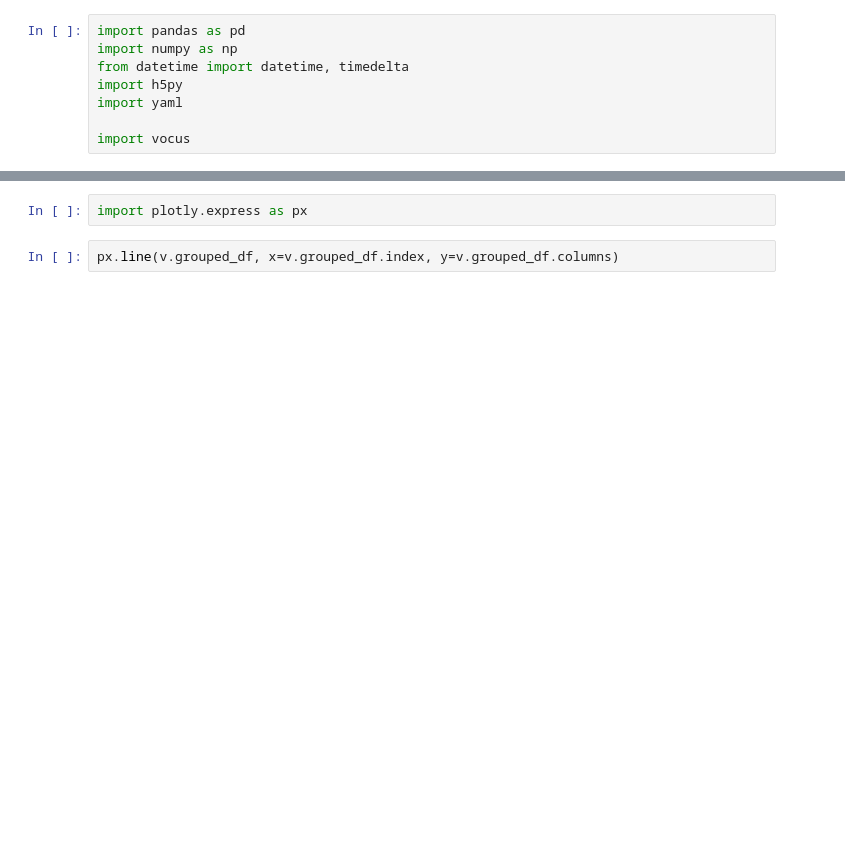
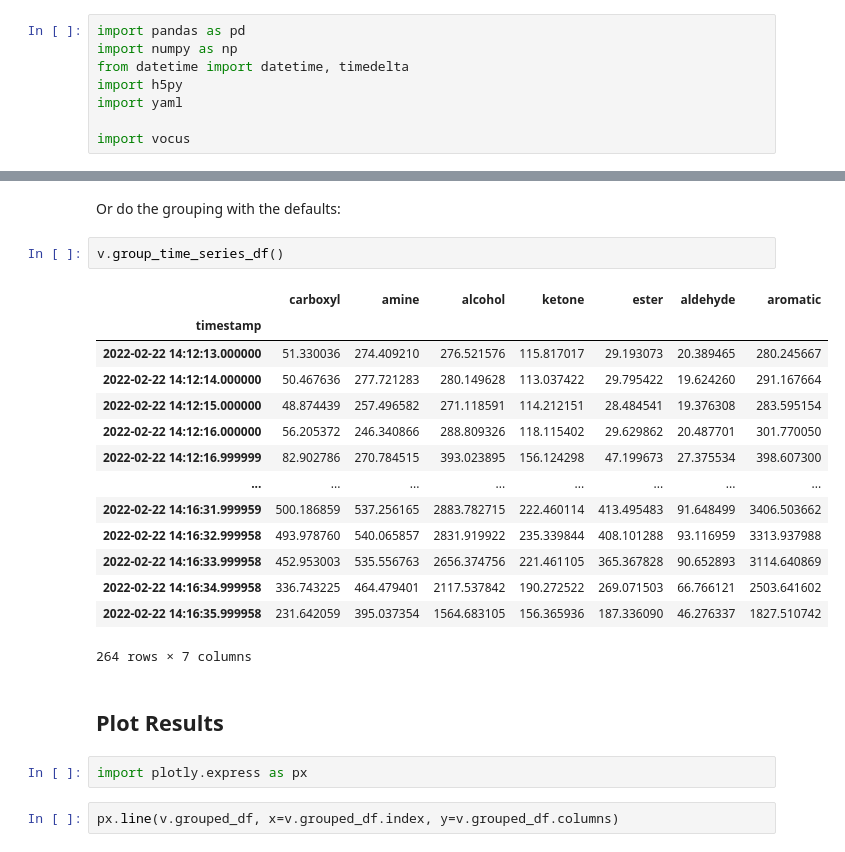
Before and after one commit to Meredith-Lab/py-tofspec, a Jupyter notebook: test.ipynb, the cells around one changed output, grey strips where cells are left out. Saved outputs shown, nothing was run; the diff lists cells and outputs as text; blank space fills up the shorter version.

```diff
--- a/test.ipynb
+++ b/test.ipynb
@@ -54,3 +71,24 @@ v.group_time_series_df(groups=['BTEX', 'BTEXS', 'nitrate'])
+# %% [markdown]
+Or do the grouping with the defaults:
+# %%
+v.group_time_series_df()
+# %% [output]
+|  | carboxyl | amine | alcohol | ketone | ester | aldehyde | aromatic |
+| timestamp |  |  |  |  |  |  |  |
+| 2022-02-22 14:12:13.000000 | 51.330036 | 274.409210 | 276.521576 | 115.817017 | 29.193073 | 20.389465 | 280.245667 |
+| 2022-02-22 14:12:14.000000 | 50.467636 | 277.721283 | 280.149628 | 113.037422 | 29.795422 | 19.624260 | 291.167664 |
+| 2022-02-22 14:12:15.000000 | 48.874439 | 257.496582 | 271.118591 | 114.212151 | 28.484541 | 19.376308 | 283.595154 |
+| 2022-02-22 14:12:16.000000 | 56.205372 | 246.340866 | 288.809326 | 118.115402 | 29.629862 | 20.487701 | 301.770050 |
+| 2022-02-22 14:12:16.999999 | 82.902786 | 270.784515 | 393.023895 | 156.124298 | 47.199673 | 27.375534 | 398.607300 |
+| ... | ... | ... | ... | ... | ... | ... | ... |
+| 2022-02-22 14:16:31.999959 | 500.186859 | 537.256165 | 2883.782715 | 222.460114 | 413.495483 | 91.648499 | 3406.503662 |
+| 2022-02-22 14:16:32.999958 | 493.978760 | 540.065857 | 2831.919922 | 235.339844 | 408.101288 | 93.116959 | 3313.937988 |
+| 2022-02-22 14:16:33.999958 | 452.953003 | 535.556763 | 2656.374756 | 221.461105 | 365.367828 | 90.652893 | 3114.640869 |
+| 2022-02-22 14:16:34.999958 | 336.743225 | 464.479401 | 2117.537842 | 190.272522 | 269.071503 | 66.766121 | 2503.641602 |
+| 2022-02-22 14:16:35.999958 | 231.642059 | 395.037354 | 1564.683105 | 156.365936 | 187.336090 | 46.276337 | 1827.510742 |
+264 rows × 7 columns
+# %% [markdown]
+## Plot Results
 # %%
 import plotly.express as px
 # %%
```
Also changed, not shown: parts of 13 cells of this notebook, 1 other file.
